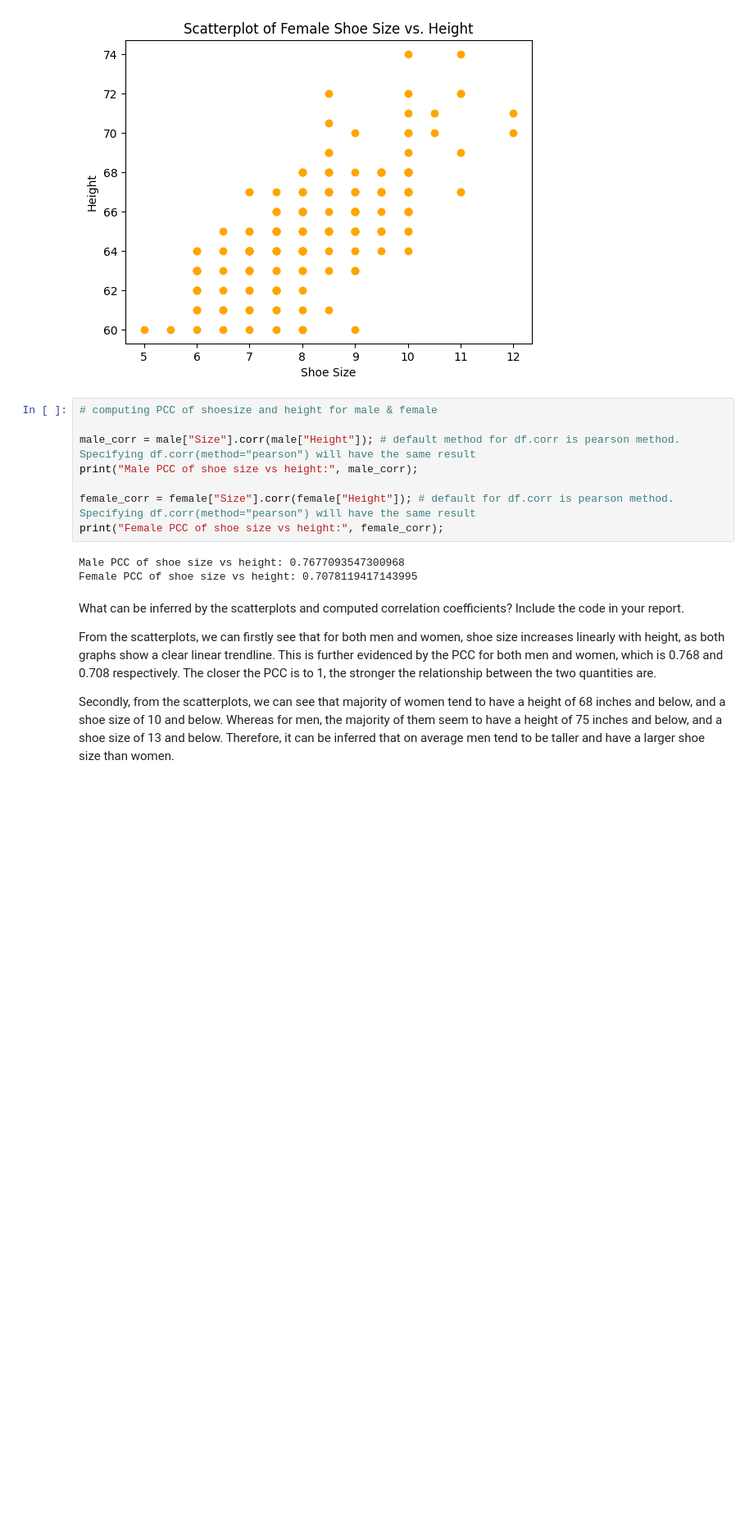
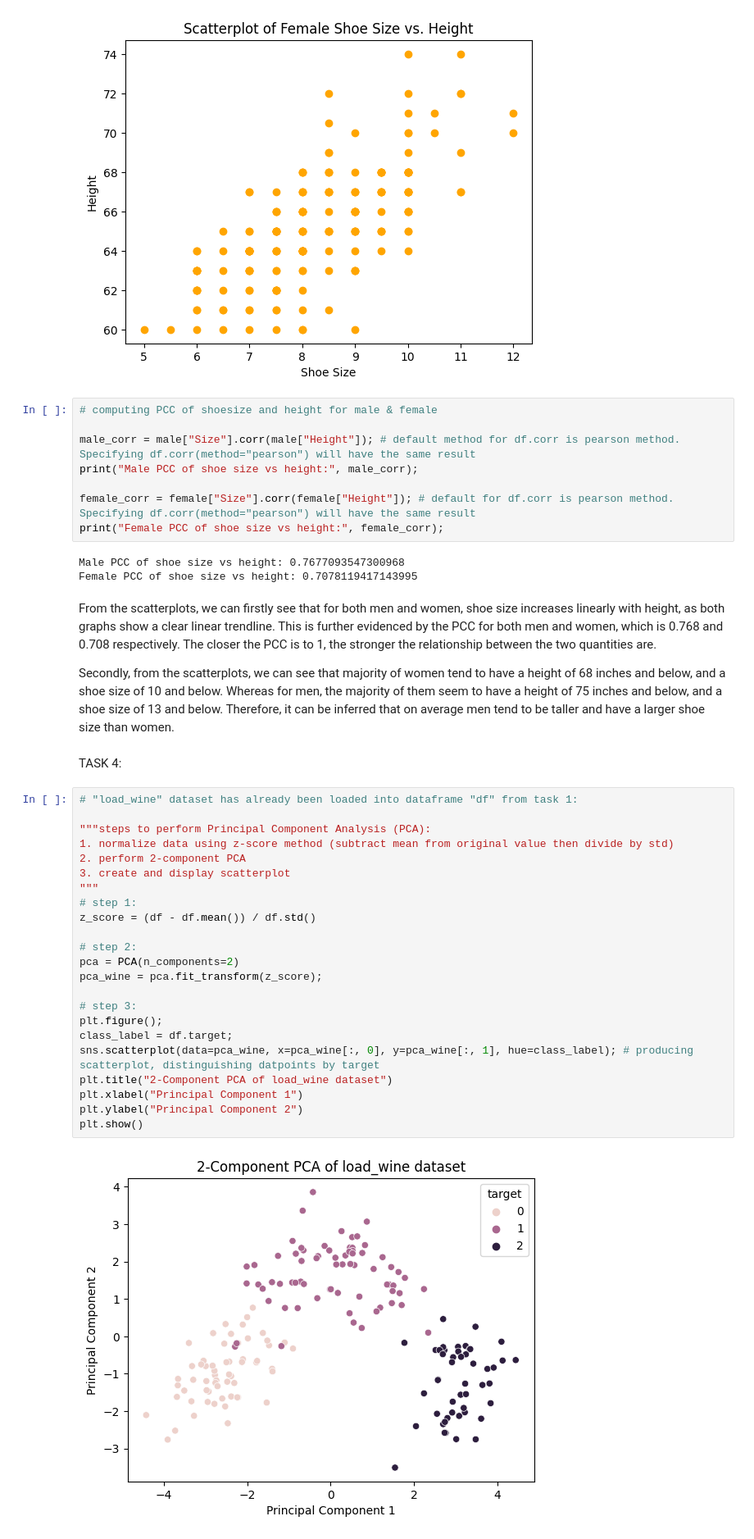
Before and after one commit to arnav-exe/data-mining-assignment-1, a Jupyter notebook: ECS607U_Data_Mining_Assignment_1.ipynb, the cells around one changed output. Shown at 82% size. Drawn from its saved outputs; the diff is of its cells as text; blank space fills up the shorter version.

Commit message:
task 4 code complete

```diff
--- a/ECS607U_Data_Mining_Assignment_1.ipynb
+++ b/ECS607U_Data_Mining_Assignment_1.ipynb
@@ -257,11 +258,35 @@ print("Female PCC of shoe size vs height:", female_corr);
 Male PCC of shoe size vs height: 0.7677093547300968
 Female PCC of shoe size vs height: 0.7078119417143995
 # %% [markdown]
-What can be inferred by the scatterplots and computed correlation coefficients?
-Include the code in your report.
-
 From the scatterplots, we can firstly see that for both men and women, shoe size increases linearly with height, as both graphs show a clear linear trendline. This is further evidenced by the PCC for both men and women, which is 0.768 and 0.708 respectively. The closer the PCC is to 1, the stronger the relationship between the two quantities are.
 
 Secondly, from the scatterplots, we can see that majority of women tend to have a height of 68 inches and below, and a shoe size of 10 and below.
 Whereas for men, the majority of them seem to have a height of 75 inches and below, and a shoe size of 13 and below.
 Therefore, it can be inferred that on average men tend to be taller and have a larger shoe size than women.
+# %% [markdown]
+TASK 4:
+# %%
+# "load_wine" dataset has already been loaded into dataframe "df" from task 1:
+
+"""steps to perform Principal Component Analysis (PCA):
+1. normalize data using z-score method (subtract mean from original value then divide by std)
+2. perform 2-component PCA
+3. create and display scatterplot
+"""
+# step 1:
+z_score = (df - df.mean()) / df.std()
+
+# step 2:
+pca = PCA(n_components=2)
+pca_wine = pca.fit_transform(z_score);
+
+# step 3:
+plt.figure();
+class_label = df.target;
+sns.scatterplot(data=pca_wine, x=pca_wine[:, 0], y=pca_wine[:, 1], hue=class_label); # producing scatterplot, distinguishing datpoints by target
+plt.title("2-Component PCA of load_wine dataset")
+plt.xlabel("Principal Component 1")
+plt.ylabel("Principal Component 2")
+plt.show()
+# %% [output]
+[figure, added]
```
Also changed, not shown: parts of 4 cells of this notebook.
